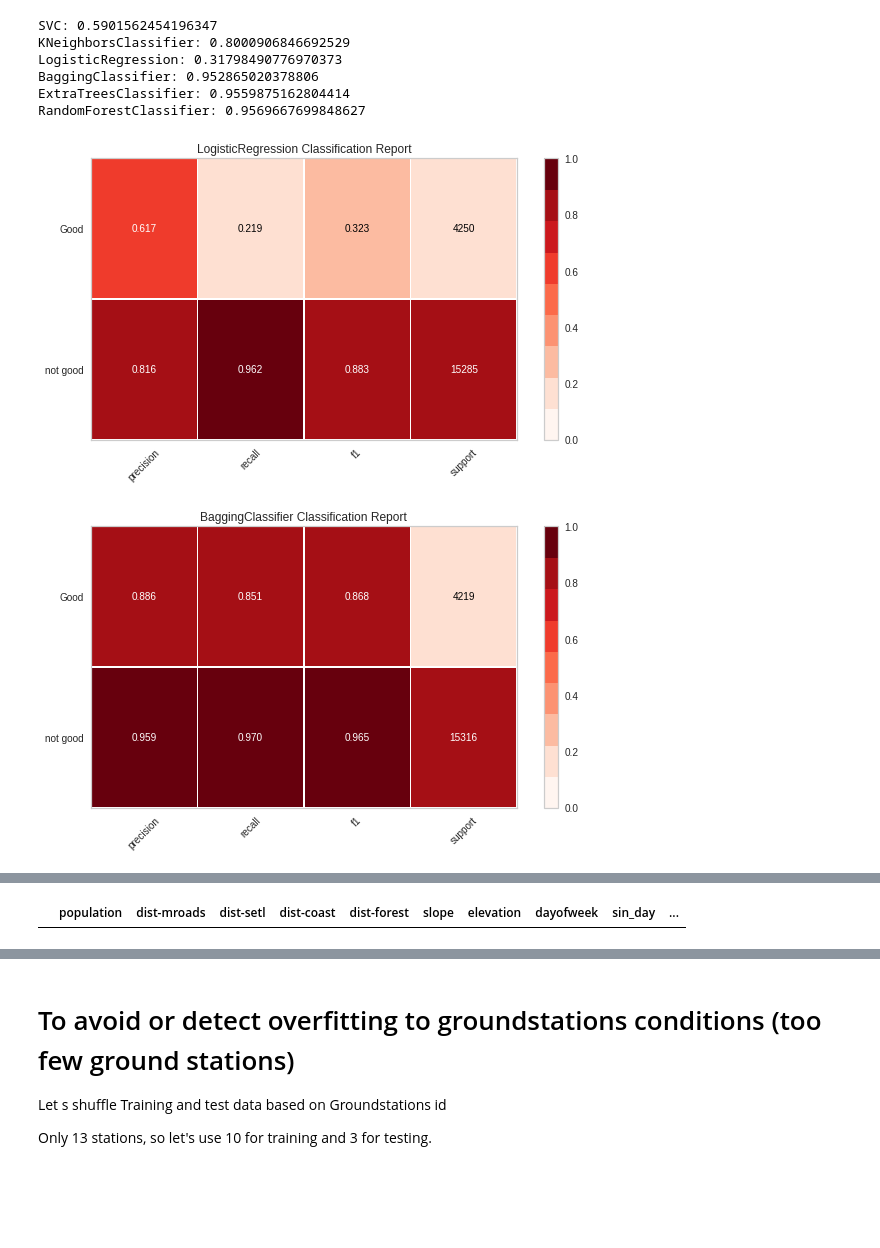
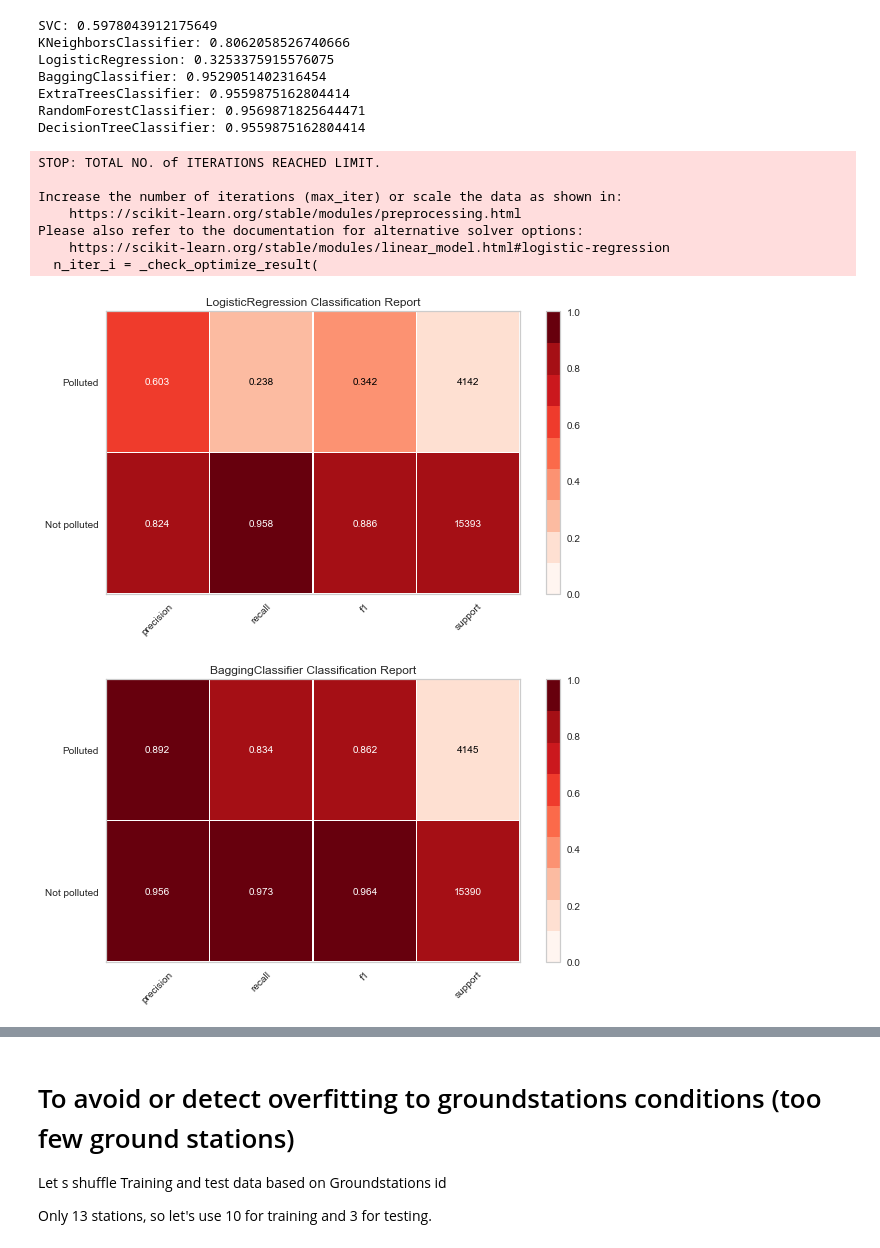
Before and after one commit to georgetown-analytics/Air-Pollution, a Jupyter notebook: model/model classif selection.ipynb, the cells around one changed output, grey strips where cells are left out. Saved outputs shown, nothing was run; the diff lists cells and outputs as text; code cells hidden in the pictures; blank space fills up the shorter version.

```diff
--- a/model/model classif selection.ipynb
+++ b/model/model classif selection.ipynb
@@ -52,7 +56,13 @@ features = df[[
     'ATM'
 ]].astype(np.float64)
 
-#features.loc[:,'dayofweek'] = features['dayofweek'].astype('category')
+features.loc[:,'dayofweek'] = features['dayofweek'].astype('category')
+
+numericColumns = ['population', 'dist-mroads', 'dist-setl', 'dist-coast', 'dist-forest', 'slope', 'elevation',
+    'dayofweek', 'sin_day', 'cos_day', 'sin_year', 'cos_year',
+    'TEMP', 'cos_wind', 'sin_wind', 'Wind-Rate', 'DEW', 'SKY', 'VIS',  'ATM'
+    ]
+categoricalColumns = ['dayofweek']
 
 gs = df[['station_id']]
 
@@ -62,7 +72,7 @@ labels = df[[
     'AQI_class'  #pm25 transformed into EPA categorical class
 ]]
 
-labels.loc[:,"polluted"] = (labels["AQI_class"] != "Good")
+labels.loc[:,"polluted"] = (labels.loc[:,"AQI_class"] != "Good")
 
 y=labels["polluted"]
 X=features
@@ -175,7 +208,10 @@ def score_model(X, y, estimator, **kwargs):
     y = LabelEncoder().fit_transform(y)
 
     model = Pipeline([
-     ('preprocessor', StandardScaler()),
+     ('preprocessor', ColumnTransformer(
+    transformers=[
+        ('num', numeric_transformer, numericColumns),
+        ('cat', categorical_transformer, categoricalColumns)])),
      ('estimator', estimator)
     ])
 
@@ -198,20 +234,23 @@ models = [
     LogisticRegression(solver='lbfgs'), #LogisticRegressionCV(cv=3),
     BaggingClassifier(),
     ExtraTreesClassifier(n_estimators=100),
-    RandomForestClassifier(n_estimators=100)
+    RandomForestClassifier(n_estimators=100),
+    DecisionTreeClassifier()
 ]
 
 
 for model in models:
     score_model(X, y, model)
 # %% [output]
-SVC: 0.5901562454196347
-KNeighborsClassifier: 0.8000906846692529
-LogisticRegression: 0.31798490776970373
-BaggingClassifier: 0.952865020378806
+SVC: 0.5978043912175649
+KNeighborsClassifier: 0.8062058526740666
+LogisticRegression: 0.3253375915576075
+BaggingClassifier: 0.9529051402316454
 ExtraTreesClassifier: 0.9559875162804414
-RandomForestClassifier: 0.9569667699848627
+RandomForestClassifier: 0.9569871825644471
+DecisionTreeClassifier: 0.9559875162804414
 # %%
+
 def visualize_model(X, y, estimator):
     """
     Test various estimators.
@@ -219,47 +258,55 @@ def visualize_model(X, y, estimator):
     y = LabelEncoder().fit_transform(y)
 
     model = Pipeline([
-     ('preprocessor', StandardScaler()),
+     ("preprocessor", ColumnTransformer(
+    transformers=[
+        ('num', numeric_transformer, numericColumns),
+        ('cat', categorical_transformer, categoricalColumns)])),
      ('estimator', estimator)
     ])
 
-#    model = Pipeline([
-#         ('one_hot_encoder', OneHotEncoder()),
-#         ('estimator', estimator)
-#    ])
-
     visualizer = ClassificationReport(
         model,
-        classes=['not good', 'Good'],
+        classes=['Not polluted', 'Polluted'],
         cmap="Reds",
         support=True,
         size=(600, 360)
     )
 
     X_train, X_test, y_train, y_test = tts(X, y, test_size=0.20)
 
     visualizer.fit(X_train, y_train)
 
     visualizer.score(X_test, y_test)
 
     visualizer.show()
 
+    return visualizer.scores_
+
 
 
 #keeping best ones
 models = [
     #SVC(gamma='auto'),
     # NuSVC(gamma='auto'), LinearSVC(),
     #SGDClassifier(max_iter=100, tol=1e-3),
     #KNeighborsClassifier(),
     LogisticRegression(solver='lbfgs'), #LogisticRegressionCV(cv=3),
     BaggingClassifier(),
     ExtraTreesClassifier(n_estimators=100),
-    RandomForestClassifier(n_estimators=100)
+    RandomForestClassifier(n_estimators=100),
+    DecisionTreeClassifier()
 ]
 
 for model in models:
-    visualize_model(X, y, model)
+    s = visualize_model(X, y, model)
 # %% [output]
+STOP: TOTAL NO. of ITERATIONS REACHED LIMIT.
+
+Increase the number of iterations (max_iter) or scale the data as shown in:
+    https://scikit-learn.org/stable/modules/preprocessing.html
+Please also refer to the documentation for alternative solver options:
+    https://scikit-learn.org/stable/modules/linear_model.html#logistic-regression
+  n_iter_i = _check_optimize_result(
-[figure, old version]
+[figure, new version]
-[figure, old version]
+[figure, new version]
@@ -268,4 +315,0 @@ for model in models:
-# %%
-X[np.isclose(X["cos_year"], -0.1099)]
-# %% [output]
-|  | population | dist-mroads | dist-setl | dist-coast | dist-forest | slope | elevation | dayofweek | sin_day | ... |
```
Also changed, not shown: parts of 17 cells of this notebook, 1 other file.
